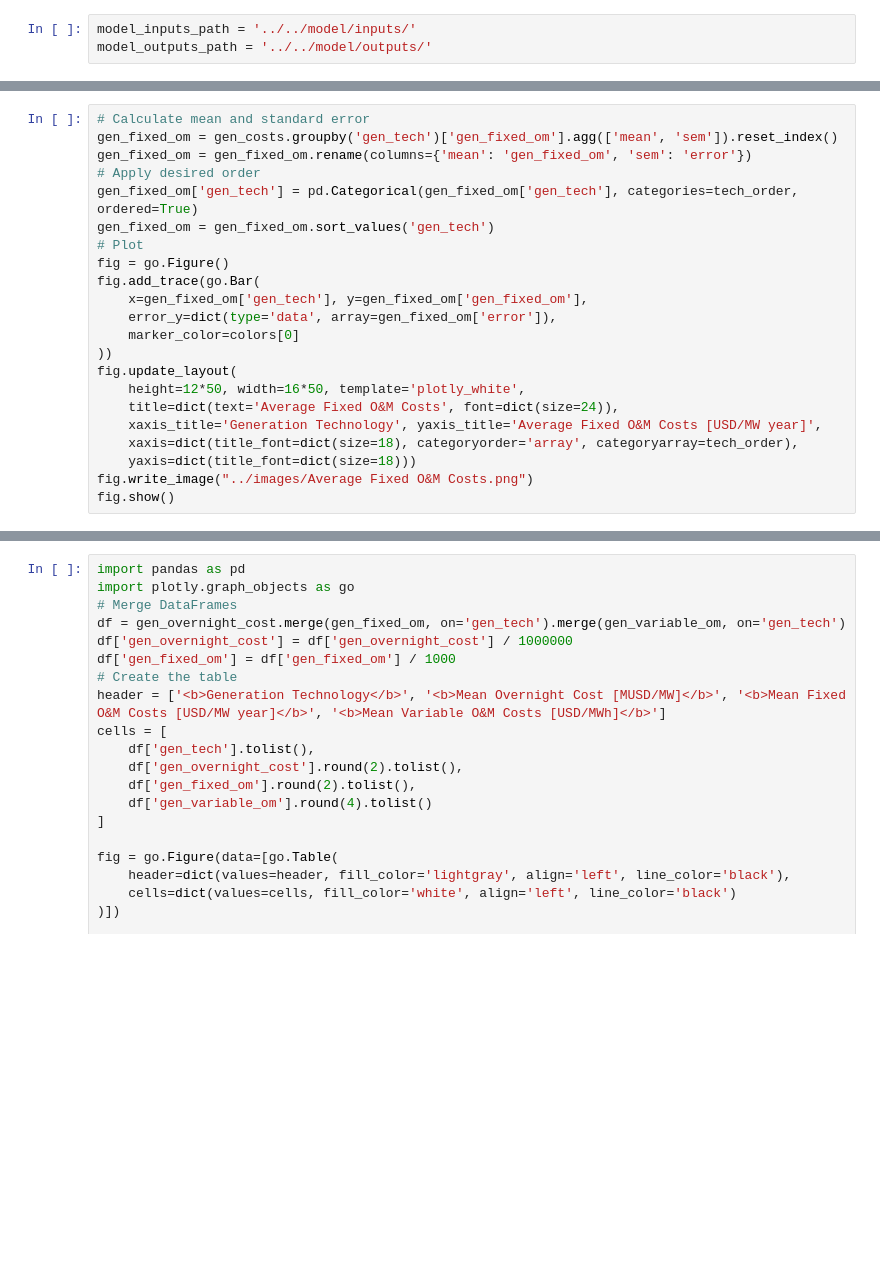
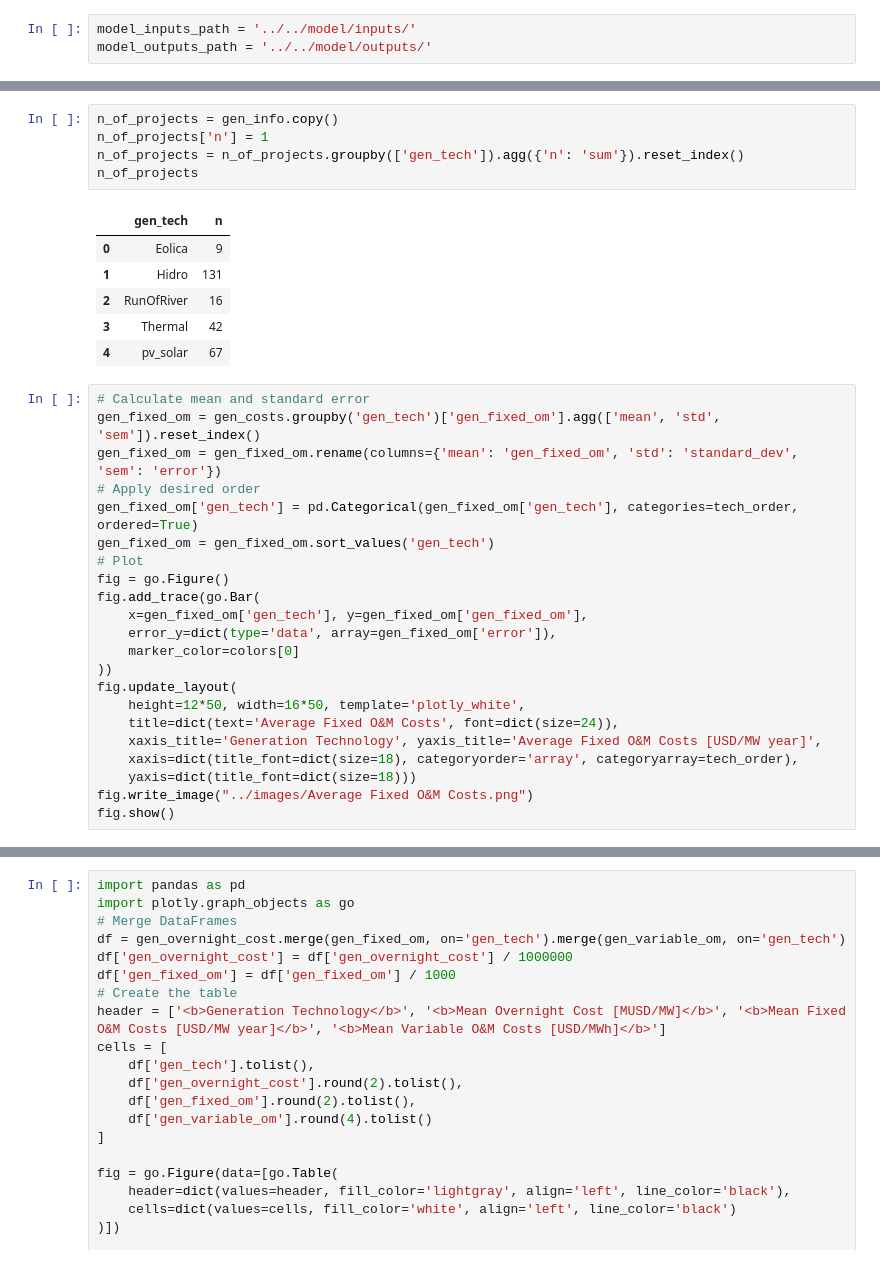
Before and after one commit to JorgeHGarcia/switch-colombia, a Jupyter notebook: notebooks/plot/costs.ipynb, the cells around one changed output, grey strips where cells are left out. Cells and saved outputs as stored; diff of their text form; blank space fills up the shorter version.

```diff
--- a/notebooks/plot/costs.ipynb
+++ b/notebooks/plot/costs.ipynb
@@ -57,7 +67,19 @@ fig.show()
+# %%
+n_of_projects = gen_info.copy()
+n_of_projects['n'] = 1
+n_of_projects = n_of_projects.groupby(['gen_tech']).agg({'n': 'sum'}).reset_index()
+n_of_projects
+# %% [output]
+|  | gen_tech | n |
+| 0 | Eolica | 9 |
+| 1 | Hidro | 131 |
+| 2 | RunOfRiver | 16 |
+| 3 | Thermal | 42 |
+| 4 | pv_solar | 67 |
 # %%
 # Calculate mean and standard error
-gen_fixed_om = gen_costs.groupby('gen_tech')['gen_fixed_om'].agg(['mean', 'sem']).reset_index()
-gen_fixed_om = gen_fixed_om.rename(columns={'mean': 'gen_fixed_om', 'sem': 'error'})
+gen_fixed_om = gen_costs.groupby('gen_tech')['gen_fixed_om'].agg(['mean', 'std', 'sem']).reset_index()
+gen_fixed_om = gen_fixed_om.rename(columns={'mean': 'gen_fixed_om', 'std': 'standard_dev', 'sem': 'error'})
 # Apply desired order
 gen_fixed_om['gen_tech'] = pd.Categorical(gen_fixed_om['gen_tech'], categories=tech_order, ordered=True)
 gen_fixed_om = gen_fixed_om.sort_values('gen_tech')
```
Also changed, not shown: parts of 5 cells of this notebook, 56 other files.
